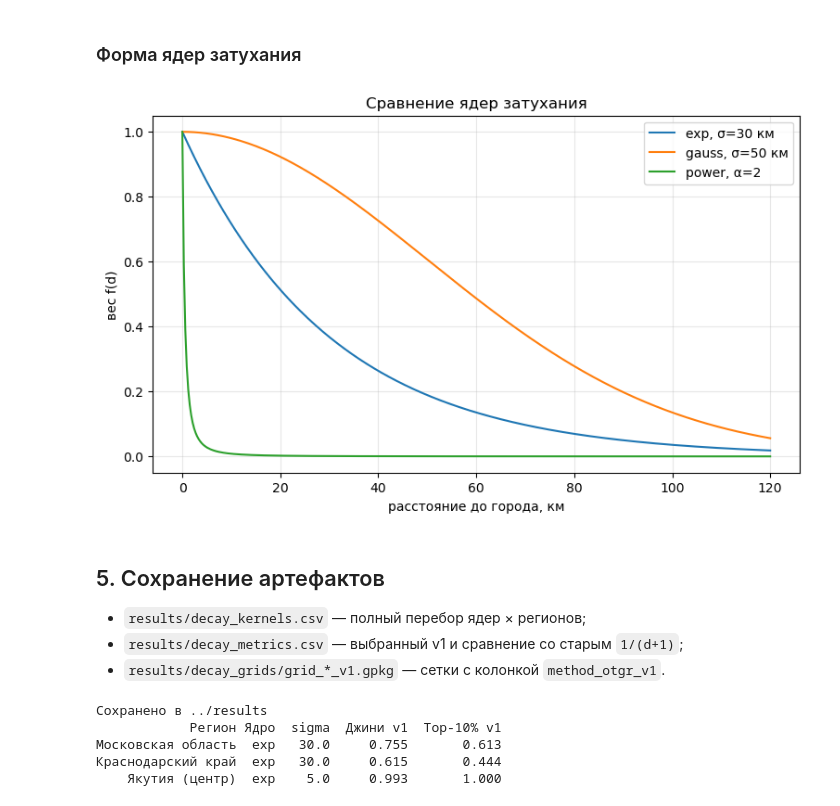
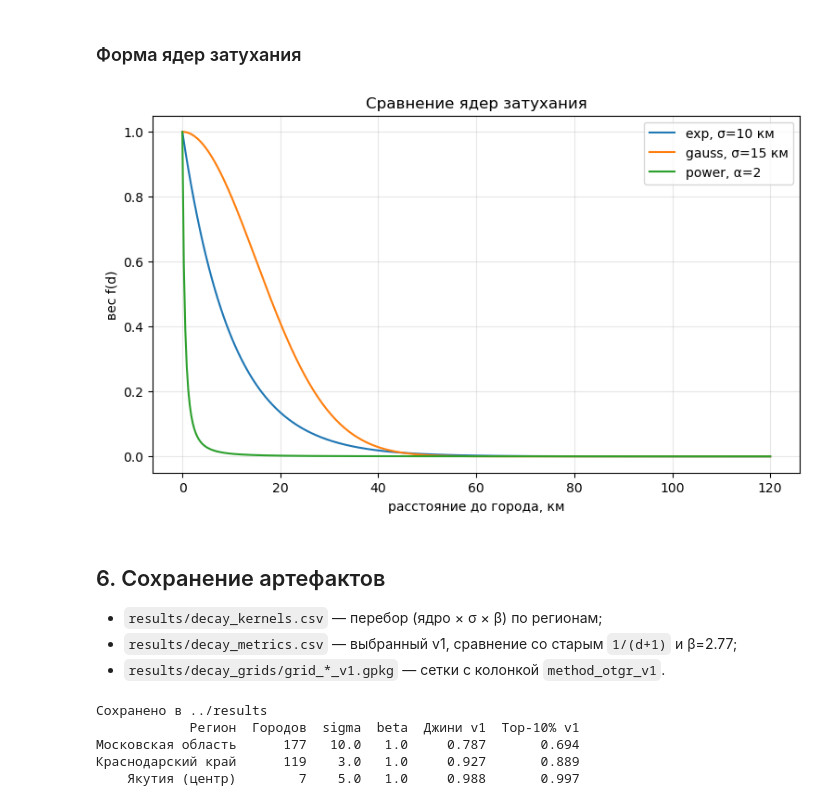
Before and after one commit to f-kravchenko/mipt-spring-2026-prak-spacial-distribution, a Jupyter notebook: notebooks/01_decay.ipynb, the cells around one changed output. Drawn from its saved outputs; the diff is of its cells as text; code cells hidden in the pictures.

```diff
--- a/notebooks/01_decay.ipynb
+++ b/notebooks/01_decay.ipynb
@@ -186,22 +247,20 @@ for key in REGIONS:
 # %%
 d = np.linspace(0, 120, 400)
 fig, ax = plt.subplots(figsize=(9, 5))
-ax.plot(d, sd.decay_kernel(d, 30, "exp"),   label="exp, σ=30 км")
-ax.plot(d, sd.decay_kernel(d, 50, "gauss"), label="gauss, σ=50 км")
+ax.plot(d, sd.decay_kernel(d, 10, "exp"),   label="exp, σ=10 км")
+ax.plot(d, sd.decay_kernel(d, 15, "gauss"), label="gauss, σ=15 км")
 ax.plot(d, sd.decay_kernel(d, 2.0, "power"), label="power, α=2")
-ax.set_xlabel("расстояние до города, км")
-ax.set_ylabel("вес f(d)")
-ax.set_title("Сравнение ядер затухания")
-ax.legend(); ax.grid(alpha=0.3)
+ax.set_xlabel("расстояние до города, км"); ax.set_ylabel("вес f(d)")
+ax.set_title("Сравнение ядер затухания"); ax.legend(); ax.grid(alpha=0.3)
 fig.savefig(RESULTS / "decay_kernels_shape.png", dpi=110, bbox_inches="tight")
 plt.show()
 # %% [output]
-[figure, old version]
+[figure, new version]
 # %% [markdown]
-## 5. Сохранение артефактов
+## 6. Сохранение артефактов
 
-- `results/decay_kernels.csv` — полный перебор ядер × регионов;
-- `results/decay_metrics.csv` — выбранный v1 и сравнение со старым `1/(d+1)`;
+- `results/decay_kernels.csv` — перебор (ядро × σ × β) по регионам;
+- `results/decay_metrics.csv` — выбранный v1, сравнение со старым `1/(d+1)` и β=2.77;
 - `results/decay_grids/grid_*_v1.gpkg` — сетки с колонкой `method_otgr_v1`.
 # %%
 kernels_df.drop(columns=["region_key"]).to_csv(RESULTS / "decay_kernels.csv", index=False)
@@ -210,14 +269,14 @@ metrics_df.drop(columns=["region_key"]).to_csv(RESULTS / "decay_metrics.csv", in
 out_dir = RESULTS / "decay_grids"
 out_dir.mkdir(exist_ok=True)
 for key, g in grids.items():
-    cols = ["cell_id", "geometry", "population", "method_otgr_v1"]
-    g[cols].to_file(out_dir / f"grid_{key}_v1.gpkg", driver="GPKG")
+    g[["cell_id", "geometry", "population", "method_otgr_v1"]].to_file(
+        out_dir / f"grid_{key}_v1.gpkg", driver="GPKG")
 
 print("Сохранено в", RESULTS)
-print(metrics_df[["Регион", "Ядро", "sigma", "Джини v1", "Top-10% v1"]].to_string(index=False))
+print(metrics_df[["Регион", "Городов", "sigma", "beta", "Джини v1", "Top-10% v1"]].to_string(index=False))
 # %% [output]
 Сохранено в ../results
-            Регион Ядро  sigma  Джини v1  Top-10% v1
-Московская область  exp   30.0     0.755       0.613
-Краснодарский край  exp   30.0     0.615       0.444
-    Якутия (центр)  exp    5.0     0.993       1.000
+            Регион  Городов  sigma  beta  Джини v1  Top-10% v1
+Московская область      177   10.0   1.0     0.787       0.694
+Краснодарский край      119    3.0   1.0     0.927       0.889
+    Якутия (центр)        7    5.0   1.0     0.988       0.997
```
Also changed, not shown: parts of 13 cells of this notebook, 15 other files.
